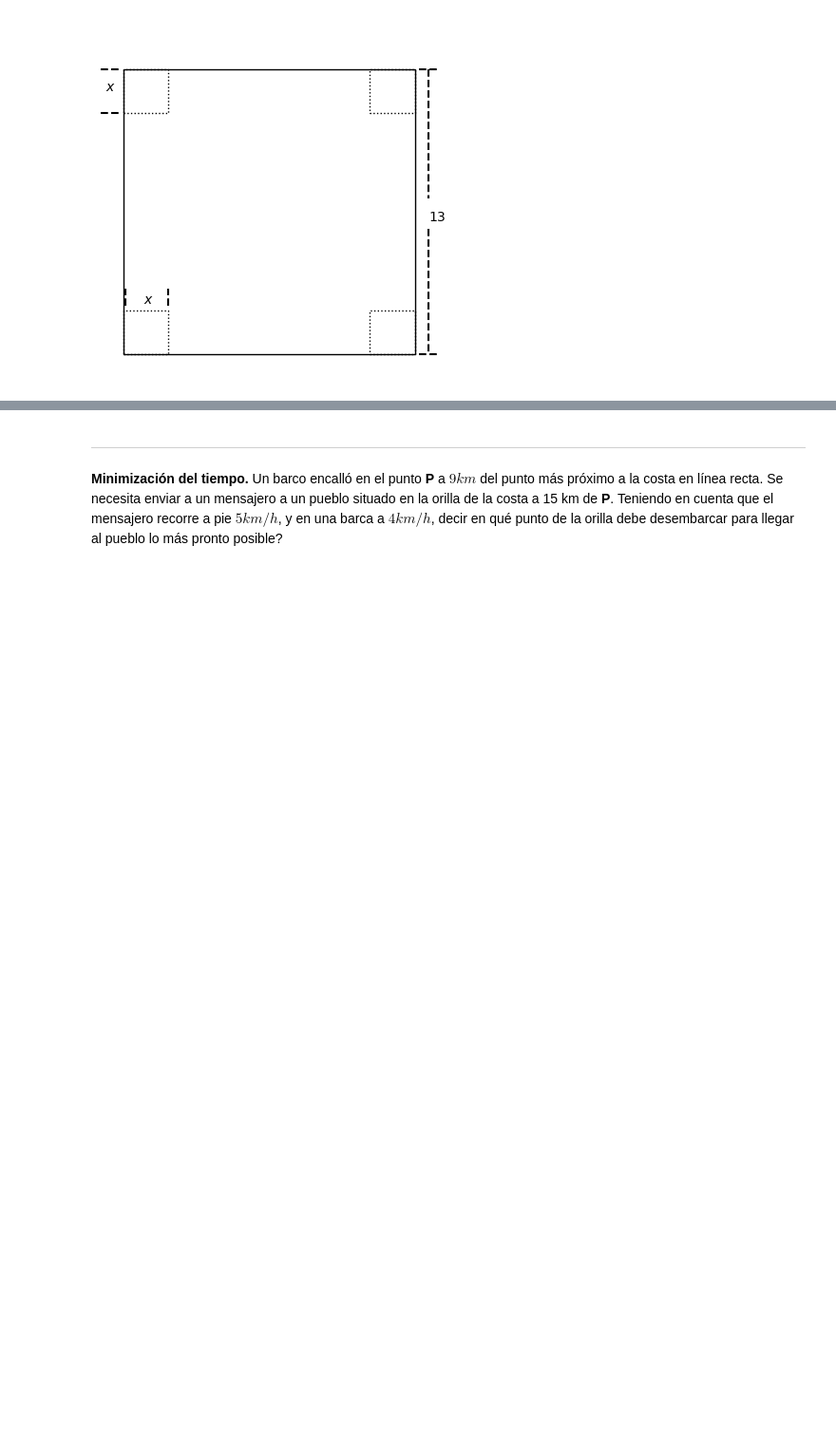
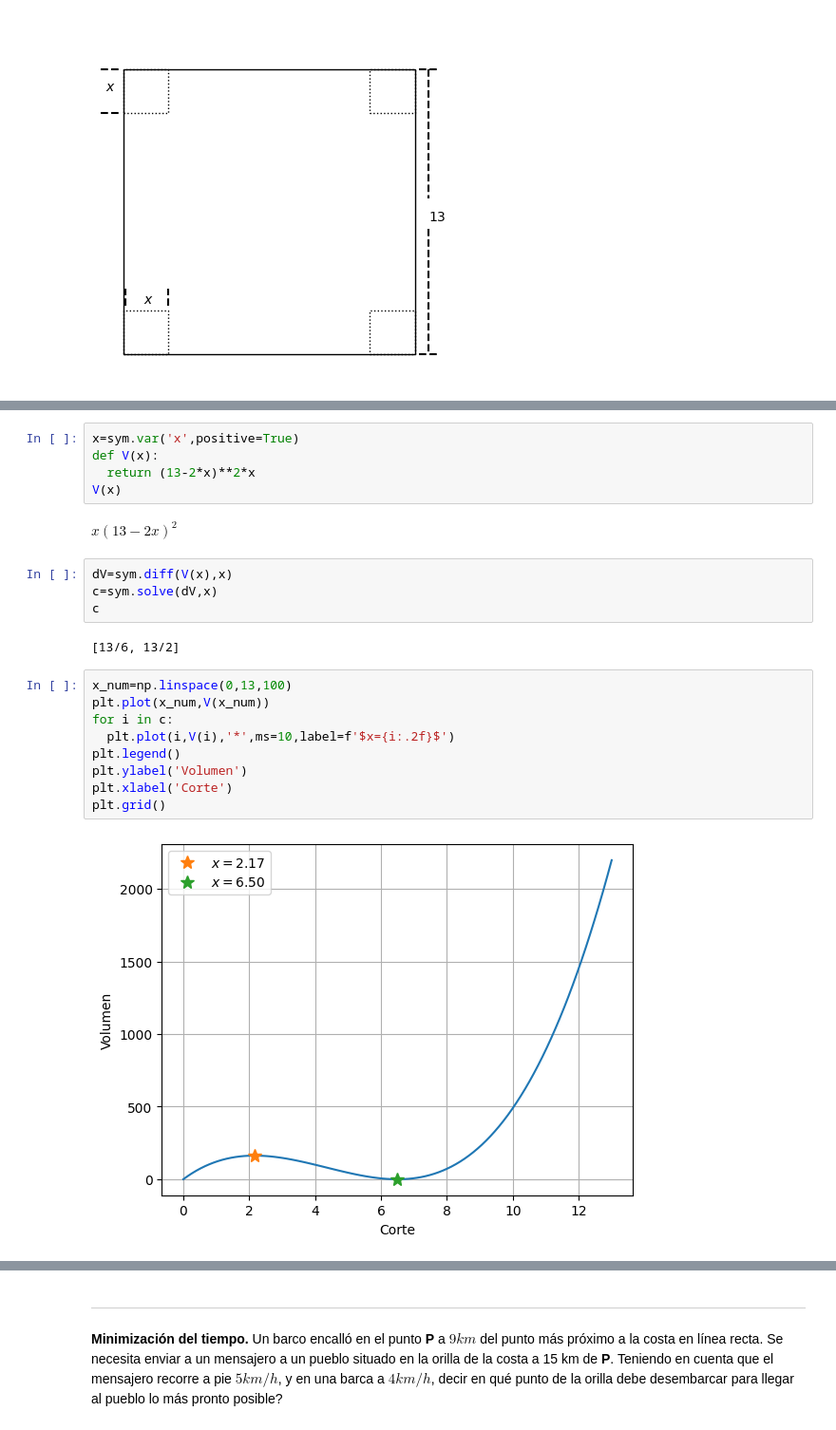
Before and after one commit to ArellanoMCarlos/SimMatO2025, a Jupyter notebook: Módulo 1 - Optimización/SymPy - Funciones escalares.ipynb, the cells around one changed output, grey strips where cells are left out. Shown: that part at 95% size. Drawn from its saved outputs; the diff is of its cells as text; blank space fills up the shorter version.

```diff
--- a/Módulo 1 - Optimización/SymPy - Funciones escalares.ipynb
+++ b/Módulo 1 - Optimización/SymPy - Funciones escalares.ipynb
@@ -546,0 +674,24 @@ plt.show()
+# %%
+x=sym.var('x',positive=True)
+def V(x):
+  return (13-2*x)**2*x
+V(x)
+# %% [output]
+$\displaystyle x \left(13 - 2 x\right)^{2}$
+# %%
+dV=sym.diff(V(x),x)
+c=sym.solve(dV,x)
+c
+# %% [output]
+[13/6, 13/2]
+# %%
+x_num=np.linspace(0,13,100)
+plt.plot(x_num,V(x_num))
+for i in c:
+  plt.plot(i,V(i),'*',ms=10,label=f'$x={i:.2f}$')
+plt.legend()
+plt.ylabel('Volumen')
+plt.xlabel('Corte')
+plt.grid()
+# %% [output]
+[figure, added]
```
Also changed, not shown: parts of 17 cells of this notebook.
